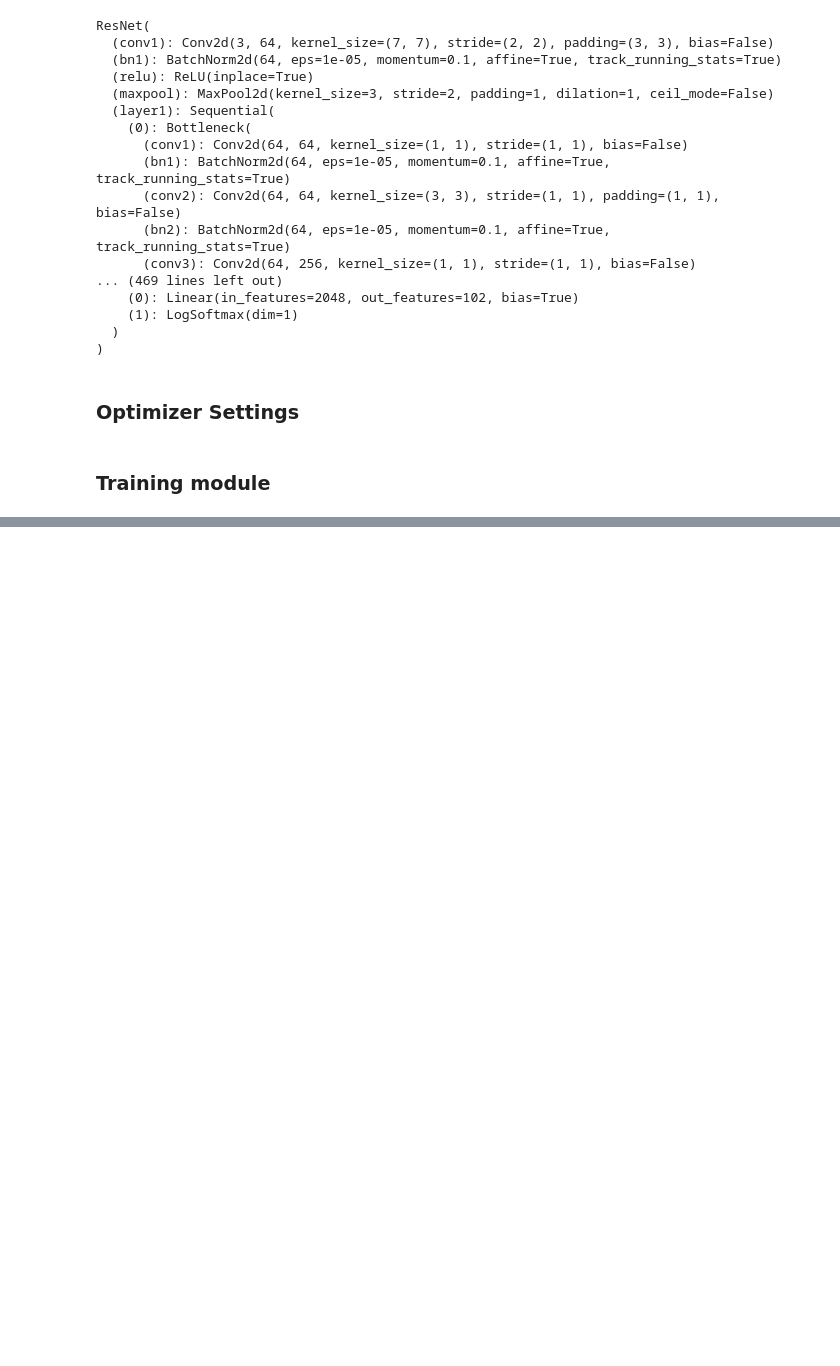
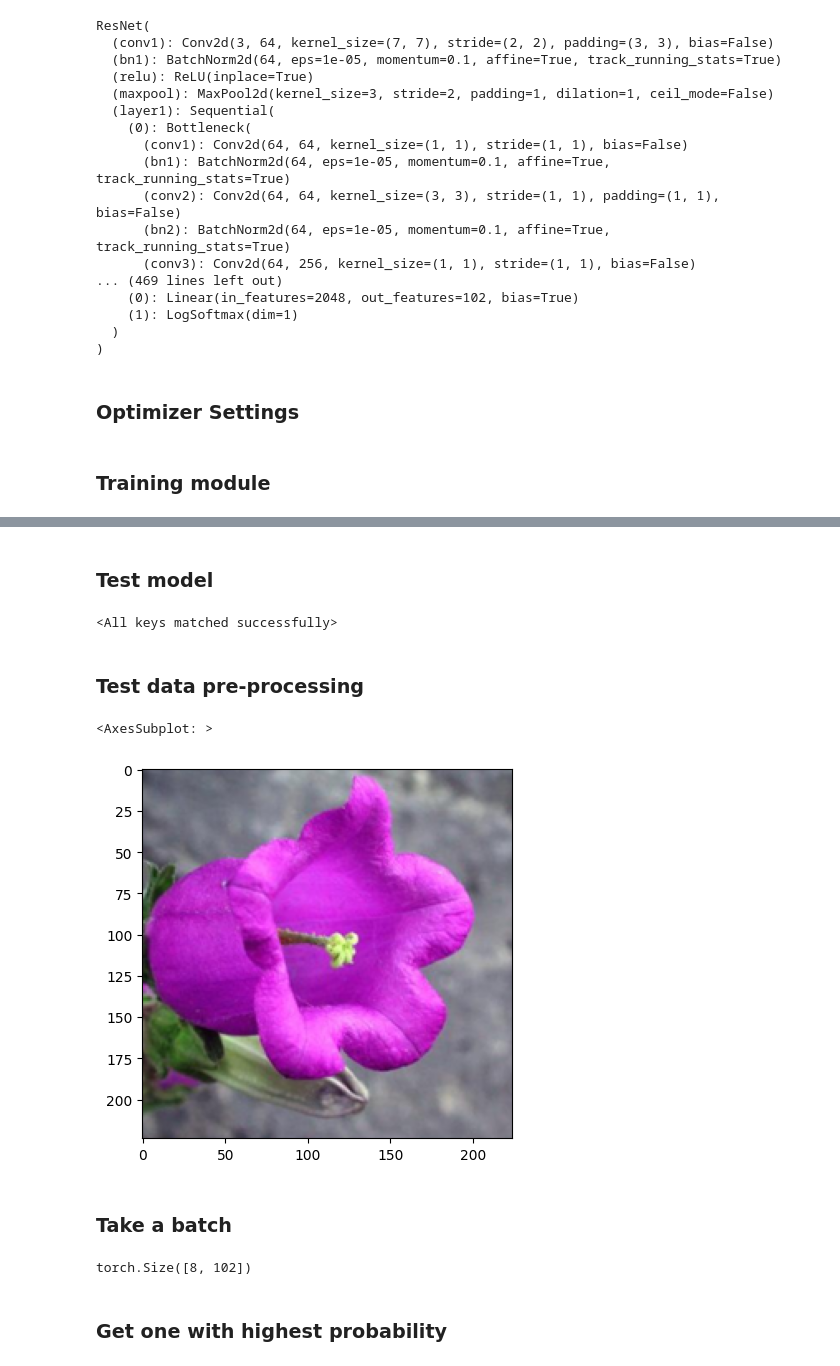
Before and after one commit to Foxylj/Neural_Network_Project, a Jupyter notebook: CNN_Image_Classification/Image_Classification.ipynb, the cells around one changed output, grey strips where cells are left out. Saved outputs shown, nothing was run; the diff lists cells and outputs as text; code cells hidden in the pictures; blank space fills up the shorter version.

```diff
--- a/CNN_Image_Classification/Image_Classification.ipynb
+++ b/CNN_Image_Classification/Image_Classification.ipynb
@@ -244,0 +385,79 @@ def train_model (model,dataloaders,criterion,optimizer,num_epochs=25,is_inceptio
+# %% [markdown]
+### Test model
+# %%
+model_ft,input_size=initialize_model(model_name,102,feature_extract,use_pretrained=True)
+model_ft=model_ft.to(device)
+filename='checkpoint.pth'
+
+# Load model
+checkpoint=torch.load(filename)
+best_acc=checkpoint['best_acc']
+model_ft.load_state_dict(checkpoint['state_dict'])
+# %% [output]
+<All keys matched successfully>
+# %% [markdown]
+### Test data pre-processing
+# %%
+def process_image(image_path):
+    img=Image.open(image_path)
+    # Resize and thumbnail can only make image smaller
+    if img.size[0]>img.size[1]:
+        img.thumbnail((10000,256))
+    else:
+        img.thumbnail((256,10000))
+
+    left_margin=(img.width-224)/2
+    bottom_margin=(img.height-224)/2
+    right_margin=left_margin+224
+    top_margin=bottom_margin+224
+    img=img.crop((left_margin,bottom_margin,right_margin,top_margin))
+
+    img=np.array(img)/255
+    mean=np.array([0.485,0.456,0.406]) # Provided mean
+    std=np.array([0.229,0.224,0.225]) # Provided std
+    img=(img-mean)/std
+
+    img=img.transpose((2,0,1))
+
+    return img
+# %%
+def imshow (image,ax=None,title=None):
+    if ax is None:
+        fig,ax=plt.subplots()
+
+    image=np.array(image).transpose((1,2,0))
+
+    mean=np.array([0.485,0.456,0.406]) # Provided mean
+    std=np.array([0.229,0.224,0.225]) # Provided std
+    image=std*image+mean
+    image=np.clip(image,0,1)
+
+    ax.imshow(image)
+    ax.set_title(title)
+
+    return ax
+# %%
+image_path='image_06621.jpg'
+img=process_image(image_path)
+imshow(img)
+# %% [output]
+<AxesSubplot: >
+[figure, added]
+# %% [markdown]
+### Take a batch
+# %%
+dataiter=iter(dataloaders['valid'])
+images,labels=next(dataiter)
+
+model_ft.eval()
+
+if train_on_gpu:
+    output=model_ft(images.cuda())
+else:
+    output=model_ft(images)
+
+output.shape
+# %% [output]
+torch.Size([8, 102])
+# %% [markdown]
+### Get one with highest probability
```
Also changed, not shown: parts of 11 cells of this notebook, 3 other files.
